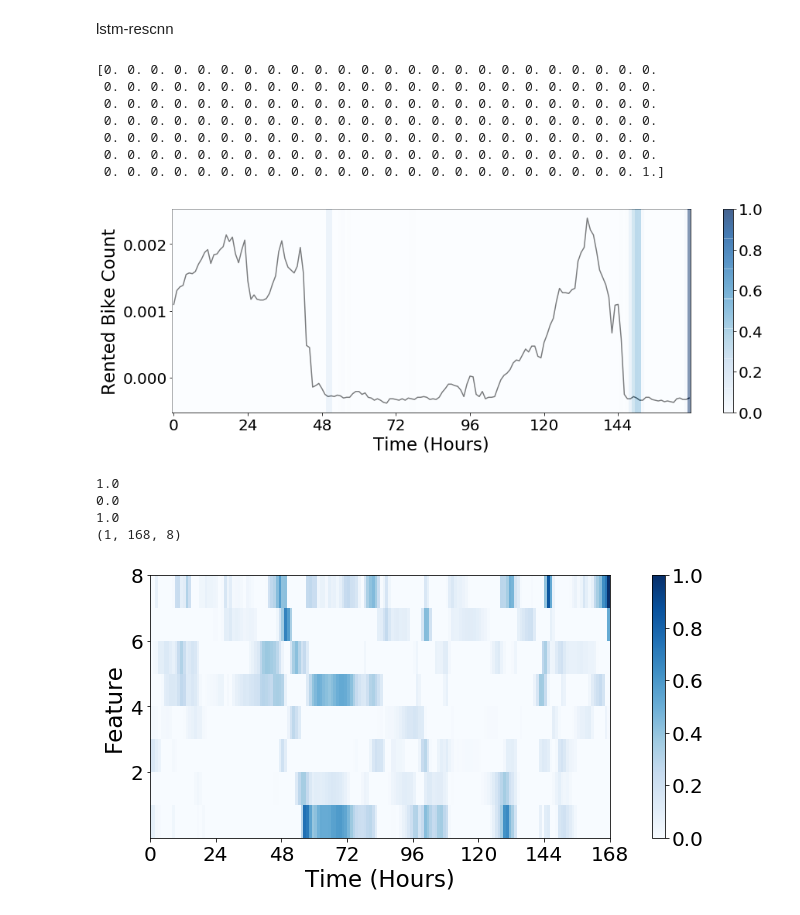
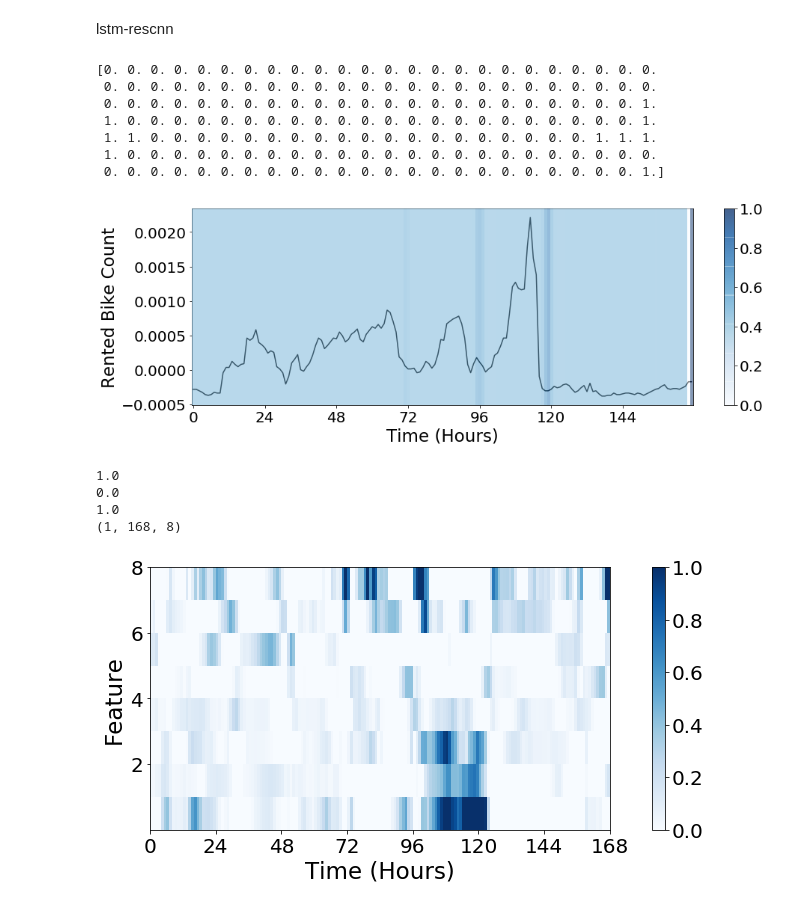
Before and after one commit to ikwak2/hj19_timeseries, a Jupyter notebook: chan/pm2 feature importance (2).ipynb, the cells around one changed output. Drawn from its saved outputs; the diff is of its cells as text; code cells hidden in the pictures.

```diff
--- a/chan/pm2 feature importance (2).ipynb
+++ b/chan/pm2 feature importance (2).ipynb
@@ -587,43 +577,43 @@ import random
 import pylab
 
 X_test=testX.copy()
-id_=24*120
+id_=24*127
 testX_inverse=X_test[id_][:,0]*(np.max(values)-np.min(values))+np.min(values)
 testX_inverse
 
 X_test=testX.copy()
 activation = activation_grad(X_test[id_], model)
 print(activation)
 
 fig, ax = plt.subplots(1,1, figsize=(15,5))
 ax.set_xticks([0,24,48,72,96,120,144,168])
 
 plt.plot(testX_inverse/100000, 'k')
 #plt.plot(yhat, label='predict')
 #plt.plot(testY, label='true')
 plt.ylabel('Rented Bike Count'); plt.xlabel('Time (Hours)'); #plt.title(pd.to_datetime(test_date[sequence_length+id_]))
 plt.twinx()
 #plt.xticks(a)
 plt.imshow(np.vstack([activation]*120), alpha=0.5, cmap='Blues')
 plt.axis('off'); plt.colorbar()
 plt.axis('off')
 #pylab.pcolor(np.vstack([activation]*120),cmap='jet',alpha=0.35)
 plt.subplots_adjust(bottom=0.15)
 
 #pylab.colorbar()
 
 np.set_printoptions(False)
 
 plt.savefig('png/pm2.5_grad cam_lstm-rescnn(1).png', dpi=300)
 # %% [output]
 [0. 0. 0. 0. 0. 0. 0. 0. 0. 0. 0. 0. 0. 0. 0. 0. 0. 0. 0. 0. 0. 0. 0. 0.
  0. 0. 0. 0. 0. 0. 0. 0. 0. 0. 0. 0. 0. 0. 0. 0. 0. 0. 0. 0. 0. 0. 0. 0.
- 0. 0. 0. 0. 0. 0. 0. 0. 0. 0. 0. 0. 0. 0. 0. 0. 0. 0. 0. 0. 0. 0. 0. 0.
- 0. 0. 0. 0. 0. 0. 0. 0. 0. 0. 0. 0. 0. 0. 0. 0. 0. 0. 0. 0. 0. 0. 0. 0.
- 0. 0. 0. 0. 0. 0. 0. 0. 0. 0. 0. 0. 0. 0. 0. 0. 0. 0. 0. 0. 0. 0. 0. 0.
- 0. 0. 0. 0. 0. 0. 0. 0. 0. 0. 0. 0. 0. 0. 0. 0. 0. 0. 0. 0. 0. 0. 0. 0.
+ 0. 0. 0. 0. 0. 0. 0. 0. 0. 0. 0. 0. 0. 0. 0. 0. 0. 0. 0. 0. 0. 0. 0. 1.
+ 1. 0. 0. 0. 0. 0. 0. 0. 0. 0. 0. 0. 0. 0. 0. 0. 0. 0. 0. 0. 0. 0. 0. 1.
+ 1. 1. 0. 0. 0. 0. 0. 0. 0. 0. 0. 0. 0. 0. 0. 0. 0. 0. 0. 0. 0. 1. 1. 1.
+ 1. 0. 0. 0. 0. 0. 0. 0. 0. 0. 0. 0. 0. 0. 0. 0. 0. 0. 0. 0. 0. 0. 0. 0.
  0. 0. 0. 0. 0. 0. 0. 0. 0. 0. 0. 0. 0. 0. 0. 0. 0. 0. 0. 0. 0. 0. 0. 1.]
-[figure, old version]
+[figure, new version]
 # %%
 import matplotlib.pyplot as plt
 import numpy as np
@@ -676,4 +666,4 @@ plt.savefig('png/pm2.5_feature importance_lstm-rescnn(1).png', dpi=300)
 0.0
 1.0
 (1, 168, 8)
-[figure, old version]
+[figure, new version]
```
Also changed, not shown: parts of 3 cells of this notebook, 15 other files.
